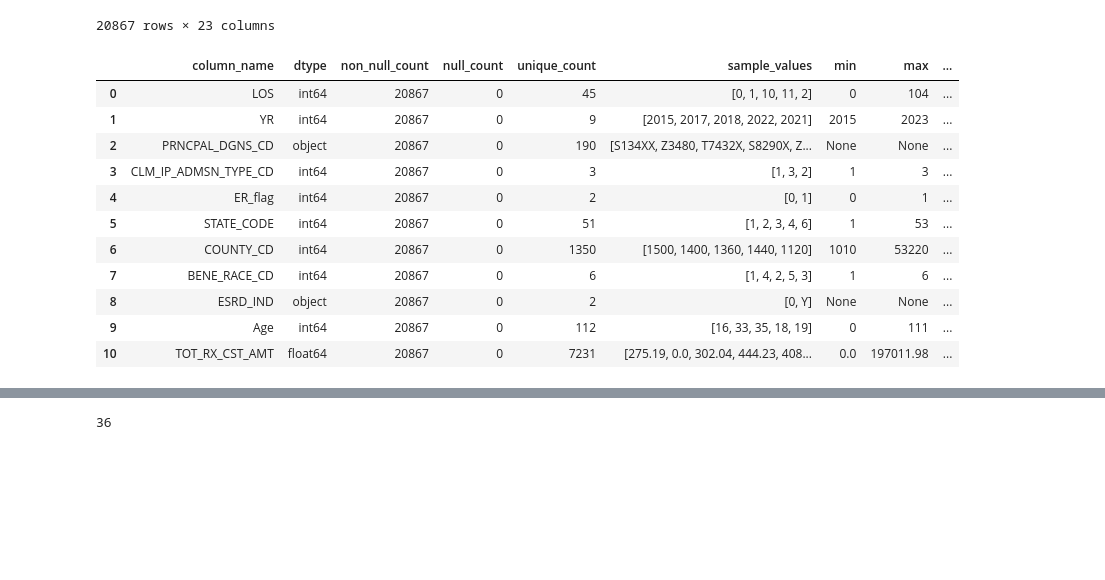
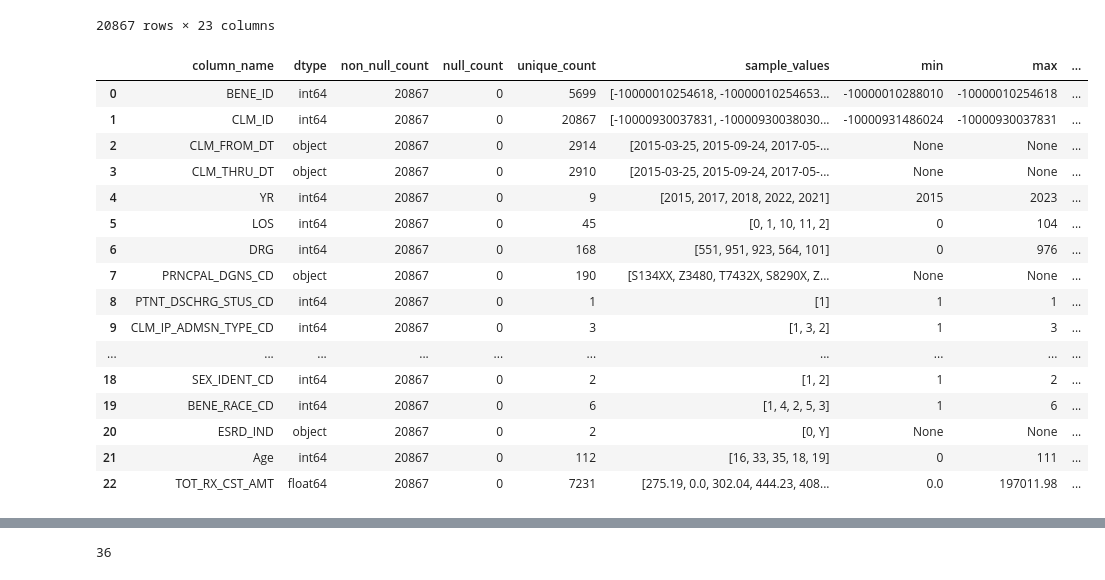
Before and after one commit to lwilsen/HealthCareAnalysis, a Jupyter notebook: luke_code/modelling/models.ipynb, the cells around one changed output, grey strips where cells are left out. Cells and saved outputs as stored; diff of their text form; code cells hidden in the pictures; blank space fills up the shorter version.

```diff
--- a/luke_code/modelling/models.ipynb
+++ b/luke_code/modelling/models.ipynb
@@ -58,4 +58,24 @@ main
 | 20865 | -10000010288008 | -10000931485971 | 2021-09-13 | 2021-09-16 | 2021 | 3 | 0 | T50901A | ... |
 | 20866 | -10000010288010 | -10000931486024 | 2017-06-11 | 2017-06-11 | 2017 | 0 | 963 | S93409 | ... |
 20867 rows × 23 columns
+# %%
+describe_dataframe(main)
+# %% [output]
+|  | column_name | dtype | non_null_count | null_count | unique_count | sample_values | min | max | ... |
+| 0 | BENE_ID | int64 | 20867 | 0 | 5699 | [-10000010254618, -10000010254653... | -10000010288010 | -10000010254618 | ... |
+| 1 | CLM_ID | int64 | 20867 | 0 | 20867 | [-10000930037831, -10000930038030... | -10000931486024 | -10000930037831 | ... |
+| 2 | CLM_FROM_DT | object | 20867 | 0 | 2914 | [2015-03-25, 2015-09-24, 2017-05-... | None | None | ... |
+| 3 | CLM_THRU_DT | object | 20867 | 0 | 2910 | [2015-03-25, 2015-09-24, 2017-05-... | None | None | ... |
+| 4 | YR | int64 | 20867 | 0 | 9 | [2015, 2017, 2018, 2022, 2021] | 2015 | 2023 | ... |
+| 5 | LOS | int64 | 20867 | 0 | 45 | [0, 1, 10, 11, 2] | 0 | 104 | ... |
+| 6 | DRG | int64 | 20867 | 0 | 168 | [551, 951, 923, 564, 101] | 0 | 976 | ... |
+| 7 | PRNCPAL_DGNS_CD | object | 20867 | 0 | 190 | [S134XX, Z3480, T7432X, S8290X, Z... | None | None | ... |
+| 8 | PTNT_DSCHRG_STUS_CD | int64 | 20867 | 0 | 1 | [1] | 1 | 1 | ... |
+| 9 | CLM_IP_ADMSN_TYPE_CD | int64 | 20867 | 0 | 3 | [1, 3, 2] | 1 | 3 | ... |
+| ... | ... | ... | ... | ... | ... | ... | ... | ... | ... |
+| 18 | SEX_IDENT_CD | int64 | 20867 | 0 | 2 | [1, 2] | 1 | 2 | ... |
+| 19 | BENE_RACE_CD | int64 | 20867 | 0 | 6 | [1, 4, 2, 5, 3] | 1 | 6 | ... |
+| 20 | ESRD_IND | object | 20867 | 0 | 2 | [0, Y] | None | None | ... |
+| 21 | Age | int64 | 20867 | 0 | 112 | [16, 33, 35, 18, 19] | 0 | 111 | ... |
+| 22 | TOT_RX_CST_AMT | float64 | 20867 | 0 | 7231 | [275.19, 0.0, 302.04, 444.23, 408... | 0.0 | 197011.98 | ... |
 # %%
@@ -63,18 +95,0 @@ select_cols = ["LOS" ,"YR",  "PRNCPAL_DGNS_CD", "CLM_IP_ADMSN_TYPE_CD", "ER_flag
-# %%
-main.columns
-workingdf = main[select_cols]
-
-describe_dataframe(workingdf)
-# %% [output]
-|  | column_name | dtype | non_null_count | null_count | unique_count | sample_values | min | max | ... |
-| 0 | LOS | int64 | 20867 | 0 | 45 | [0, 1, 10, 11, 2] | 0 | 104 | ... |
-| 1 | YR | int64 | 20867 | 0 | 9 | [2015, 2017, 2018, 2022, 2021] | 2015 | 2023 | ... |
-| 2 | PRNCPAL_DGNS_CD | object | 20867 | 0 | 190 | [S134XX, Z3480, T7432X, S8290X, Z... | None | None | ... |
-| 3 | CLM_IP_ADMSN_TYPE_CD | int64 | 20867 | 0 | 3 | [1, 3, 2] | 1 | 3 | ... |
-| 4 | ER_flag | int64 | 20867 | 0 | 2 | [0, 1] | 0 | 1 | ... |
-| 5 | STATE_CODE | int64 | 20867 | 0 | 51 | [1, 2, 3, 4, 6] | 1 | 53 | ... |
-| 6 | COUNTY_CD | int64 | 20867 | 0 | 1350 | [1500, 1400, 1360, 1440, 1120] | 1010 | 53220 | ... |
-| 7 | BENE_RACE_CD | int64 | 20867 | 0 | 6 | [1, 4, 2, 5, 3] | 1 | 6 | ... |
-| 8 | ESRD_IND | object | 20867 | 0 | 2 | [0, Y] | None | None | ... |
-| 9 | Age | int64 | 20867 | 0 | 112 | [16, 33, 35, 18, 19] | 0 | 111 | ... |
-| 10 | TOT_RX_CST_AMT | float64 | 20867 | 0 | 7231 | [275.19, 0.0, 302.04, 444.23, 408... | 0.0 | 197011.98 | ... |
```
Also changed, not shown: parts of 8 cells of this notebook, 2 other files.
